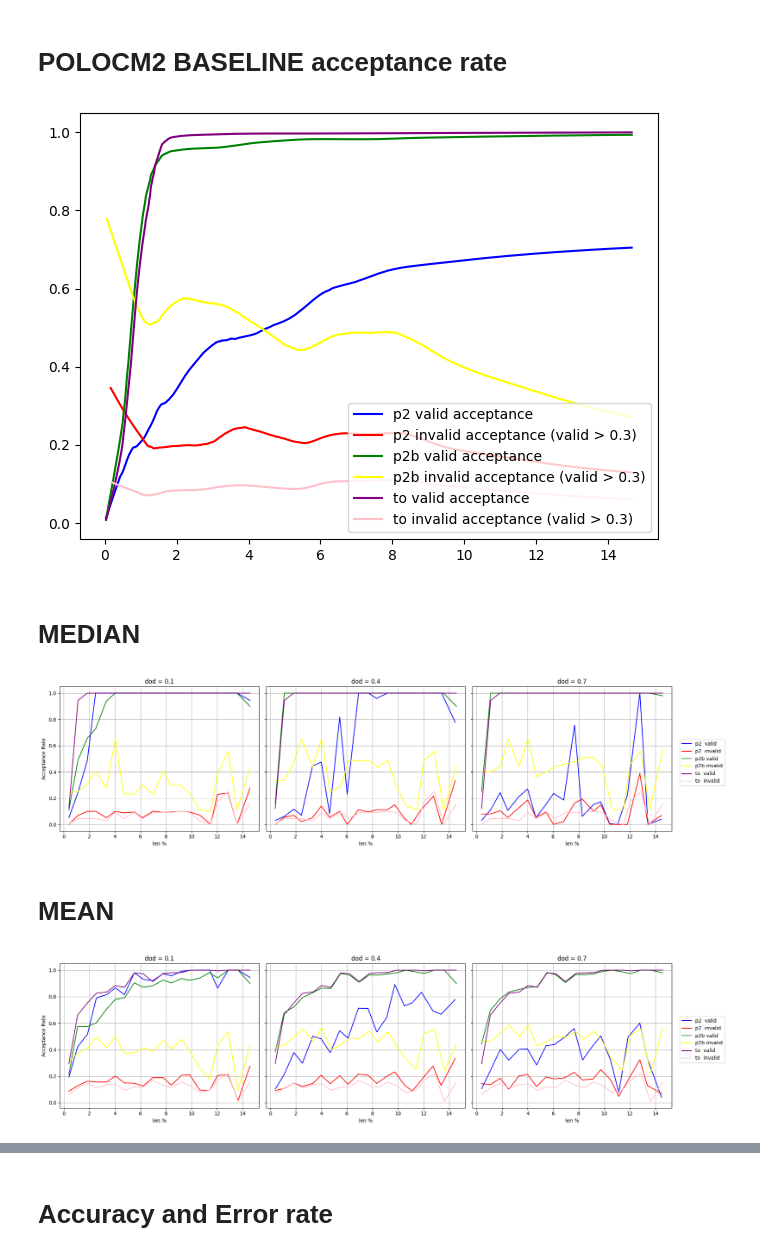
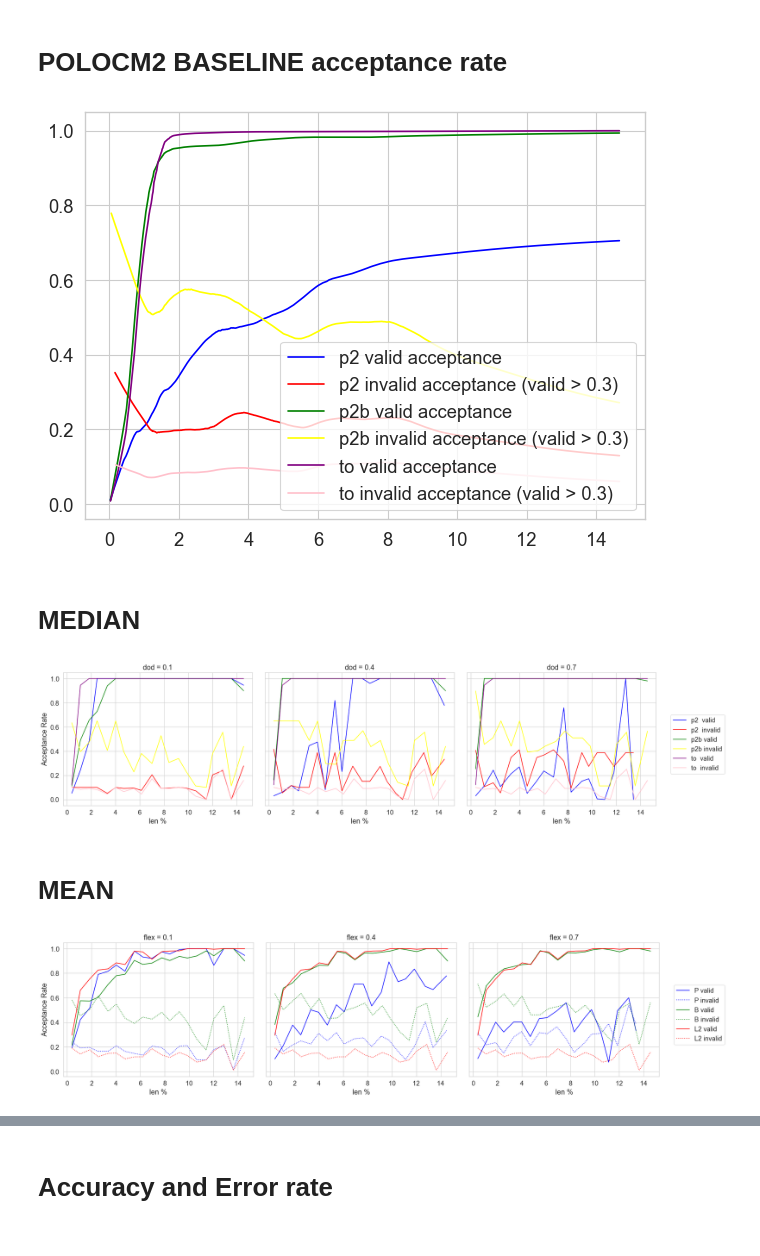
Before and after one commit to utop1an/locm3, a Jupyter notebook: src/examples/plot_all.ipynb, the cells around one changed output, grey strips where cells are left out. Cells and saved outputs as stored; diff of their text form; code cells hidden in the pictures.

```diff
--- a/src/examples/plot_all.ipynb
+++ b/src/examples/plot_all.ipynb
@@ -31,6 +31,21 @@ to_df.columns = to_df.columns.str.strip()
 to_df['len%'] = to_df['len%'].astype(float) * 100.0
 
 flexs = [0.1, 0.4, 0.7]
+
+plt.rcParams.update({
+    "font.size": 14,        # base font size
+    "axes.titlesize": 16,   # subplot titles
+    "axes.labelsize": 16,   # axis labels
+    "xtick.labelsize": 14,  # x-tick labels
+    "ytick.labelsize": 14,  # y-tick labels
+    "legend.fontsize": 14   # legend text
+})
+
+plt.rcParams.update({"font.size": 14, "axes.titlesize": 18})
+
+sns.set_context("paper", font_scale=1.5)
+# 2) optional seaborn theme
+sns.set_style("whitegrid")
 # %%
 p2_df_len = p2_df.sort_values(by='len%')
 p2b_df_len = p2b_df.sort_values(by='len%')
@@ -66,7 +81,7 @@ plt.legend()
 plt.tight_layout()
 plt.show()
 # %% [output]
-[figure, old version]
+[figure, new version]
 # %% [markdown]
 # MEDIAN
 # %%
@@ -75,11 +90,19 @@ def smooth_by_binning(df, len_col='len%', valid_col='acceptance_rate', invalid_c
     df = df.copy()
     df['len_bin'] = pd.cut(df[len_col], bins=bins)
 
-    grouped = df.groupby('len_bin', observed=True).agg({
+    # Aggregate valid values (no filter)
+    valid_agg = df.groupby('len_bin', observed=True).agg({
         len_col: ['mean', 'median'],
-        valid_col: ['mean', 'median'],
+        valid_col: ['mean', 'median']
+    })
+
+    # Aggregate invalid values where corresponding valid > 0.3
+    invalid_agg = df[df[valid_col] > 0.3].groupby('len_bin', observed=True).agg({
         invalid_col: ['mean', 'median']
-    }).dropna().reset_index()
+    })
+
+    # Merge both
+    grouped = pd.concat([valid_agg, invalid_agg], axis=1).dropna().reset_index()
 
     # Flatten MultiIndex columns
     grouped.columns = ['len_bin', 'len_mean', 'len_median',
@@ -87,6 +110,7 @@ def smooth_by_binning(df, len_col='len%', valid_col='acceptance_rate', invalid_c
                        'invalid_mean', 'invalid_median']
 
     return grouped
+
 
 fig, axes = plt.subplots(
     nrows=1,
@@ -104,42 +128,42 @@ for i, flex in enumerate(flexs):
     to_df_len  = to_df.sort_values('len%')               # “to” has no flex filter
 
     # 2️⃣  bin-smoothing (median in each bin)
     p2_smooth  = smooth_by_binning(p2_df_len)
     p2b_smooth = smooth_by_binning(p2b_df_len)
     to_smooth  = smooth_by_binning(to_df_len)
 
     # 3️⃣  plot on this subplot
-    ax.plot(p2_smooth ['len_median'],  p2_smooth ['valid_median'],   color='blue',   label='p2  valid')
-    ax.plot(p2_smooth ['len_median'],  p2_smooth ['invalid_median'], color='red',    label='p2  invalid')
+    ax.plot(p2_smooth['len_median'],  p2_smooth['valid_median'],   color='blue',   label='p2  valid')
+    ax.plot(p2_smooth['len_median'],  p2_smooth['invalid_median'], color='red',    label='p2  invalid')
 
     ax.plot(p2b_smooth['len_median'],  p2b_smooth['valid_median'],   color='green',  label='p2b valid')
     ax.plot(p2b_smooth['len_median'],  p2b_smooth['invalid_median'], color='yellow', label='p2b invalid')
 
     ax.plot(to_smooth ['len_median'],  to_smooth ['valid_median'],   color='purple', label='to  valid')
     ax.plot(to_smooth ['len_median'],  to_smooth ['invalid_median'], color='pink',   label='to  invalid')
 
     ax.set_title(f"dod = {flex}")
     ax.set_xlabel("len %")
     if i == 0:                          # only left-most subplot needs y-label
         ax.set_ylabel("Acceptance Rate")
     ax.grid(True)
 
 # 4️⃣  put a single legend outside the plot grid
 handles, labels = axes[-1].get_legend_handles_labels()
 fig.legend(handles, labels,
            loc="center left",
            bbox_to_anchor=(1.0, 0.5))  # to the right of the last subplot
 
 plt.tight_layout(rect=[0, 0, 1, 1])   # leave room on the right for the legend
 plt.show()
 # %% [output]
-[figure, old version]
+[figure, new version]
 # %% [markdown]
 # MEAN
 # %%
 
 
-
+flexs = [0.1, 0.4, 0.7]
 
 fig, axes = plt.subplots(
     nrows=1,
@@ -162,16 +186,16 @@ for i, flex in enumerate(flexs):
     to_smooth  = smooth_by_binning(to_df_len)
 
     # 3️⃣  plot on this subplot
-    ax.plot(p2_smooth ['len_mean'],  p2_smooth ['valid_mean'],   color='blue',   label='p2  valid')
-    ax.plot(p2_smooth ['len_mean'],  p2_smooth ['invalid_mean'], color='red',    label='p2  invalid')
+    ax.plot(p2_smooth ['len_mean'],  p2_smooth ['valid_mean'],   color='blue',   label='P valid')
+    ax.plot(p2_smooth ['len_mean'],  p2_smooth ['invalid_mean'], color='blue',    label='P invalid', linestyle=':')
 
-    ax.plot(p2b_smooth['len_mean'],  p2b_smooth['valid_mean'],   color='green',  label='p2b valid')
-    ax.plot(p2b_smooth['len_mean'],  p2b_smooth['invalid_mean'], color='yellow', label='p2b invalid')
+    ax.plot(p2b_smooth['len_mean'],  p2b_smooth['valid_mean'],   color='green',  label='B valid')
+    ax.plot(p2b_smooth['len_mean'],  p2b_smooth['invalid_mean'], color='green', label='B invalid', linestyle=':')
 
-    ax.plot(to_smooth ['len_mean'],  to_smooth ['valid_mean'],   color='purple', label='to  valid')
-    ax.plot(to_smooth ['len_mean'],  to_smooth ['invalid_mean'], color='pink',   label='to  invalid')
+    ax.plot(to_smooth ['len_mean'],  to_smooth ['valid_mean'],   color='red', label='L2 valid')
+    ax.plot(to_smooth ['len_mean'],  to_smooth ['invalid_mean'], color='red',   label='L2 invalid', linestyle=':')
 
-    ax.set_title(f"dod = {flex}")
+    ax.set_title(f"flex = {flex}")
     ax.set_xlabel("len %")
     if i == 0:                          # only left-most subplot needs y-label
         ax.set_ylabel("Acceptance Rate")
@@ -186,4 +210,4 @@ fig.legend(handles, labels,
 plt.tight_layout(rect=[0, 0, 1, 1])   # leave room on the right for the legend
 plt.show()
 # %% [output]
-[figure, old version]
+[figure, new version]
```
Also changed, not shown: parts of 16 cells of this notebook, 3 other files.
